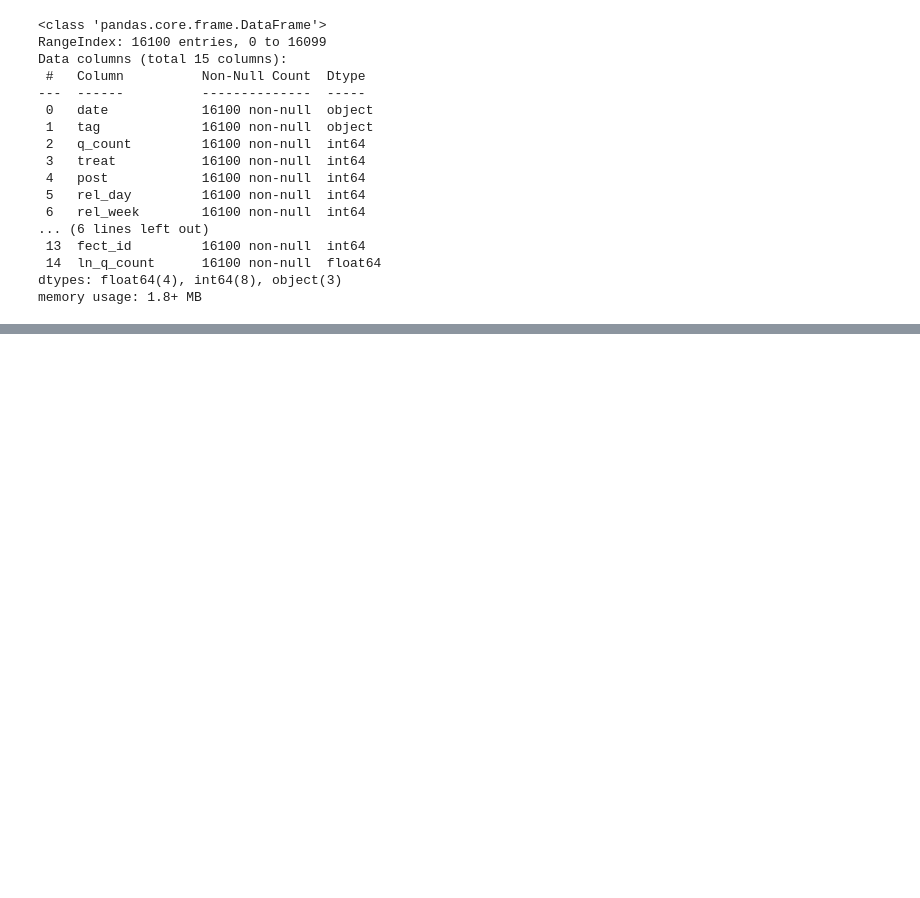
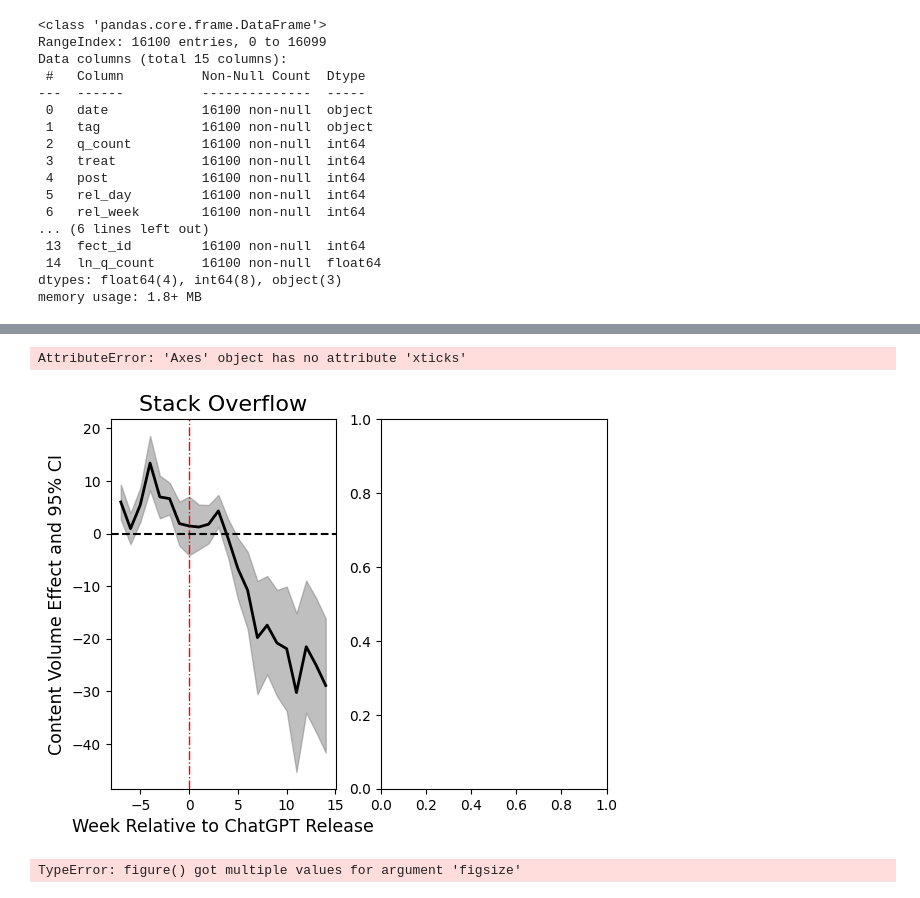
Before and after one commit to boysbeanxious/stackoverflow_src, a Jupyter notebook: DA/5_content_volumn.ipynb, the cells around one changed output, grey strips where cells are left out. Cells and saved outputs as stored; diff of their text form; code cells hidden in the pictures; blank space fills up the shorter version.

```diff
--- a/DA/5_content_volumn.ipynb
+++ b/DA/5_content_volumn.ipynb
@@ -131,5 +215,10 @@ result_dyn = mod_quest_vol_so_dyn.fit(cov_type='clustered', cluster_entity=True)
 coefs = result_dyn.params
 std_errors = result_dyn.std_errors
 conf_int = result_dyn.conf_int()
+# %%
+# 동적 효과 계수 추출
+tt_coefs = tt_result_dyn.params
+tt_std_errors = tt_result_dyn.std_errors
+tt_conf_int = tt_result_dyn.conf_int()
 # %%
 periods = np.arange(-7, 15, 1)
@@ -141,6 +230,9 @@ coefs['C(rel_week)[T.14]:treat']
 # %%
 coefs_filtered = coefs.loc[[f'C(rel_week)[T.{i}]:treat' for i in periods]].values
 std_errors_filtered = std_errors.loc[[f'C(rel_week)[T.{i}]:treat' for i in periods]].values
+# %%
+tt_coefs_filtered = tt_coefs.loc[[f'C(rel_week)[T.{i}]:treat' for i in periods]].values
+tt_std_errors_filtered = tt_std_errors.loc[[f'C(rel_week)[T.{i}]:treat' for i in periods]].values
 # %%
 # 신뢰구간 계산
 ll_95 = coefs_filtered - 1.965 * std_errors_filtered
@@ -158,6 +248,49 @@ df_coefs.to_csv('chk.csv')
+# %%
+# 신뢰구간 계산
+tt_ll_95 = tt_coefs_filtered - 1.965 * tt_std_errors_filtered
+tt_ul_95 = tt_coefs_filtered + 1.965 * tt_std_errors_filtered
+
+# 데이터프레임 생성 (계수와 신뢰구간)
+tt_df_coefs = pd.DataFrame({
+    'period': periods,
+    'Estimate': tt_coefs_filtered,
+    'll_95': tt_ll_95,
+    'ul_95': tt_ul_95
+})
+# %%
+### create a figure with multiple subplots
+
+fig, axs = plt.subplots(1, 2)
+
+axs[0].fill_between(df_coefs['period'], df_coefs['ll_95'], df_coefs['ul_95'], color='gray', alpha=0.5)
+axs[0].plot(df_coefs['period'], df_coefs['Estimate'], color='black', linewidth=2)
+axs[0].axvline(x=0, color='red', linestyle='-.', linewidth=1)
+axs[0].axhline(y=0, color='black', linestyle='--')
+axs[0].set_xlabel("Week Relative to ChatGPT Release", fontsize = 12.5)
+axs[0].set_ylabel("Content Volume Effect and 95% CI", fontsize = 12.5)
+axs[0].set_title("Stack Overflow", fontsize=16)
+axs[0].xticks(rotation=45)
+axs[0].tick_params(axis='x', rotation=45)
+axs[0].grid(False)
+
+
+axs[1].fill_between(tt_df_coefs['period'], tt_df_coefs['ll_95'], tt_df_coefs['ul_95'], color='gray', alpha=0.5)
+axs[1].plot(tt_df_coefs['period'], tt_df_coefs['Estimate'], color='black', linewidth=2)
+axs[1].axvline(x=0, color='red', linestyle='-.', linewidth=1)
+axs[1].axhline(y=0, color='black', linestyle='--')
+axs[1].set_xlabel("Week Relative to ChatGPT Release", fontsize = 12.5)
+axs[1].set_ylabel("Content Volume Effect and 95% CI", fontsize = 12.5)
+axs[1].set_title("Stack Overflow", fontsize=16)
+axs[1].tick_params(axis='x', rotation=45)
+axs[1].grid(False)
+
+plt.show();
+# %% [output]
+AttributeError: 'Axes' object has no attribute 'xticks'
+[figure, added]
 # %%
 # Plot 그리기
-plt.figure(figsize=(10, 6))
+plt.figure(1, 2, figsize=(10, 6))
 plt.fill_between(df_coefs['period'], df_coefs['ll_95'], df_coefs['ul_95'], color='gray', alpha=0.5)
 plt.plot(df_coefs['period'], df_coefs['Estimate'], color='black', linewidth=2)
 plt.axvline(x=0, color='red', linestyle='-.', linewidth=1)
@@ -170,3 +303,5 @@ plt.title("Stack Overflow", fontsize=16)
 plt.xticks(rotation=45)
 plt.grid(False)
 plt.show()
+# %% [output]
+TypeError: figure() got multiple values for argument 'figsize'
```
Also changed, not shown: parts of 46 cells of this notebook, 1 other file.
